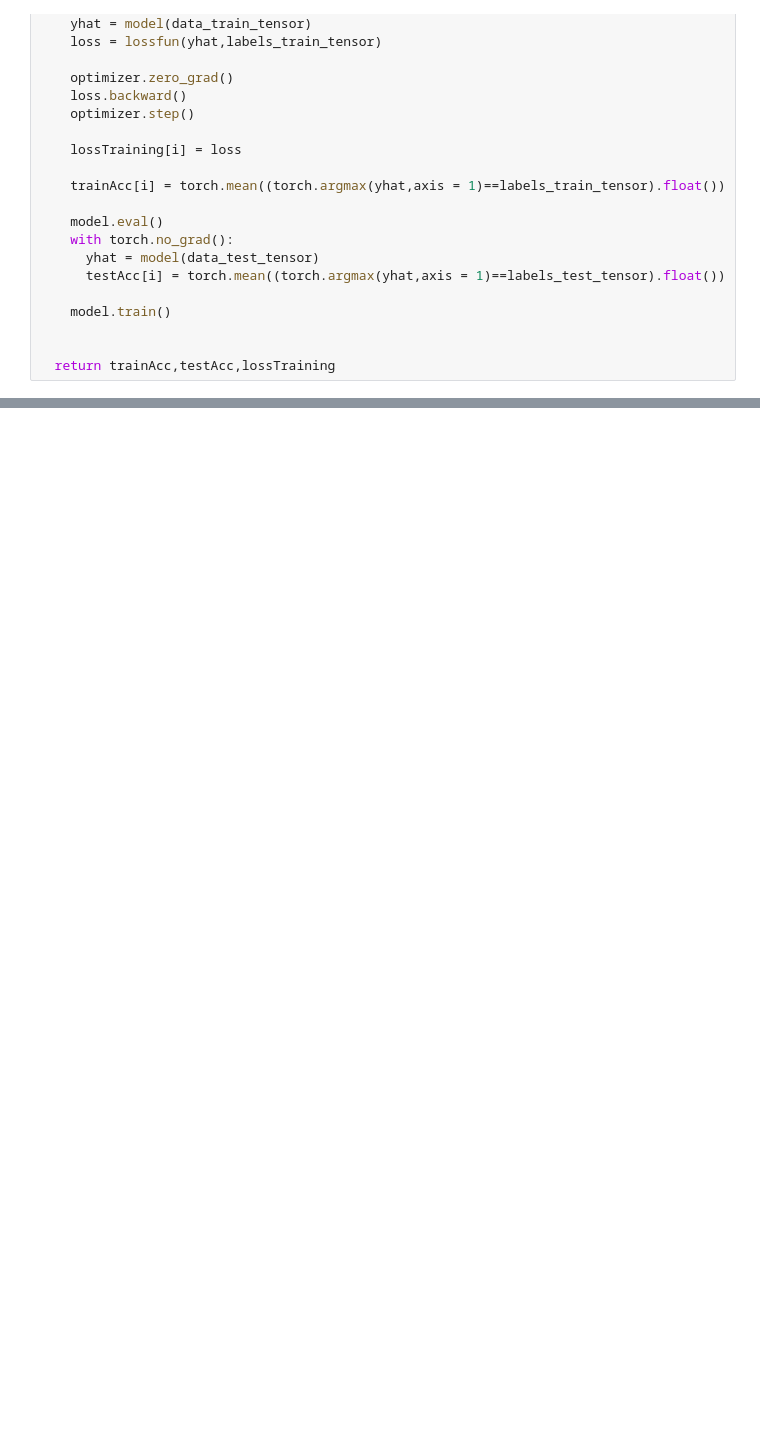
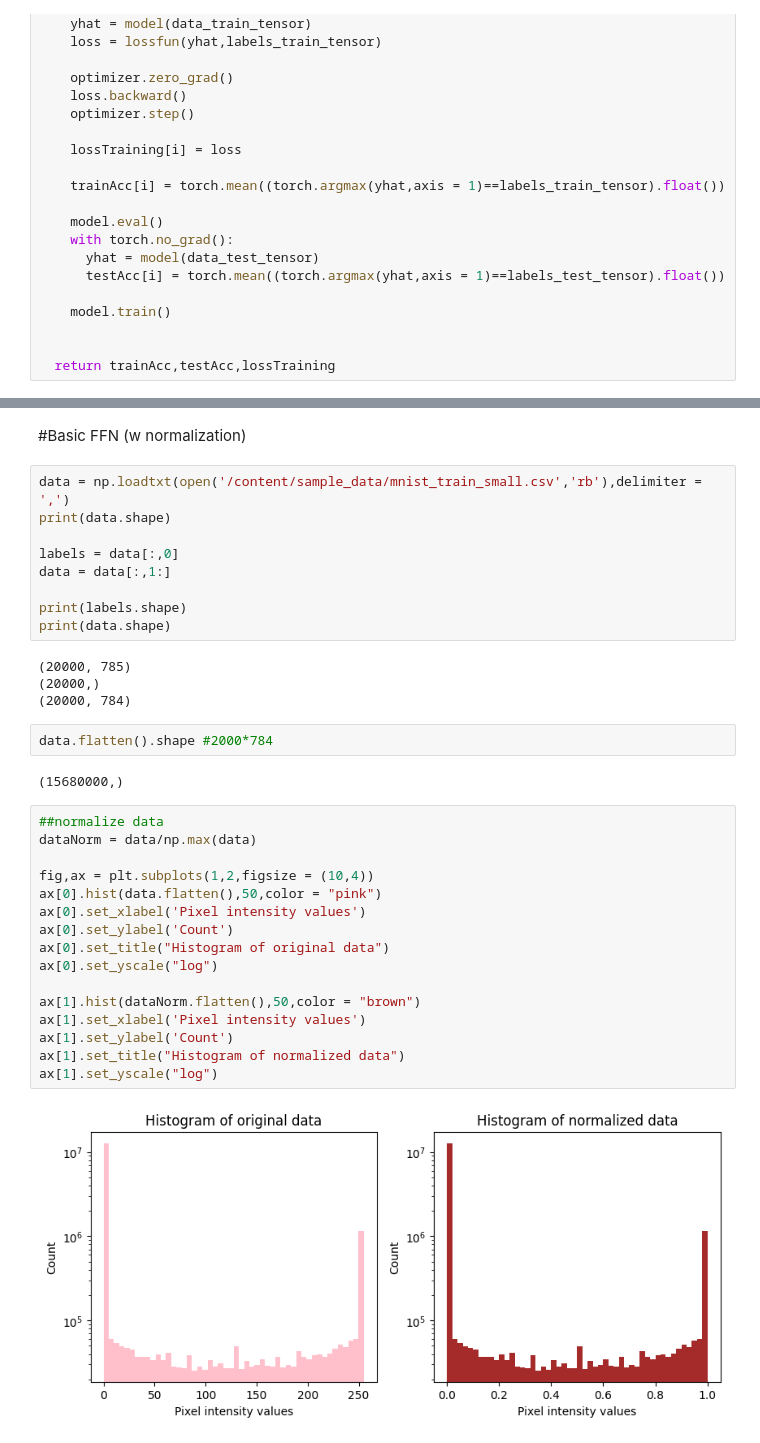
Before and after one commit to taruvaid/Fourier-Neural-Operators, a Jupyter notebook: image_classification_1.ipynb, the cells around one changed output, grey strips where cells are left out. Drawn from its saved outputs; the diff is of its cells as text; blank space fills up the shorter version.

```diff
--- a/image_classification_1.ipynb
+++ b/image_classification_1.ipynb
@@ -231,0 +234,37 @@ plt.tight_layout(rect = [0,0,1,.9])
+# %% [markdown]
+#Basic FFN (w normalization)
+# %%
+data = np.loadtxt(open('/content/sample_data/mnist_train_small.csv','rb'),delimiter = ',')
+print(data.shape)
+
+labels = data[:,0]
+data = data[:,1:]
+
+print(labels.shape)
+print(data.shape)
+# %% [output]
+(20000, 785)
+(20000,)
+(20000, 784)
+# %%
+data.flatten().shape #2000*784
+# %% [output]
+(15680000,)
+# %%
+##normalize data
+dataNorm = data/np.max(data)
+
+fig,ax = plt.subplots(1,2,figsize = (10,4))
+ax[0].hist(data.flatten(),50,color = "pink")
+ax[0].set_xlabel('Pixel intensity values')
+ax[0].set_ylabel('Count')
+ax[0].set_title("Histogram of original data")
+ax[0].set_yscale("log")
+
+ax[1].hist(dataNorm.flatten(),50,color = "brown")
+ax[1].set_xlabel('Pixel intensity values')
+ax[1].set_ylabel('Count')
+ax[1].set_title("Histogram of normalized data")
+ax[1].set_yscale("log")
+# %% [output]
+[figure, added]
```
Also changed, not shown: parts of 27 cells of this notebook.
